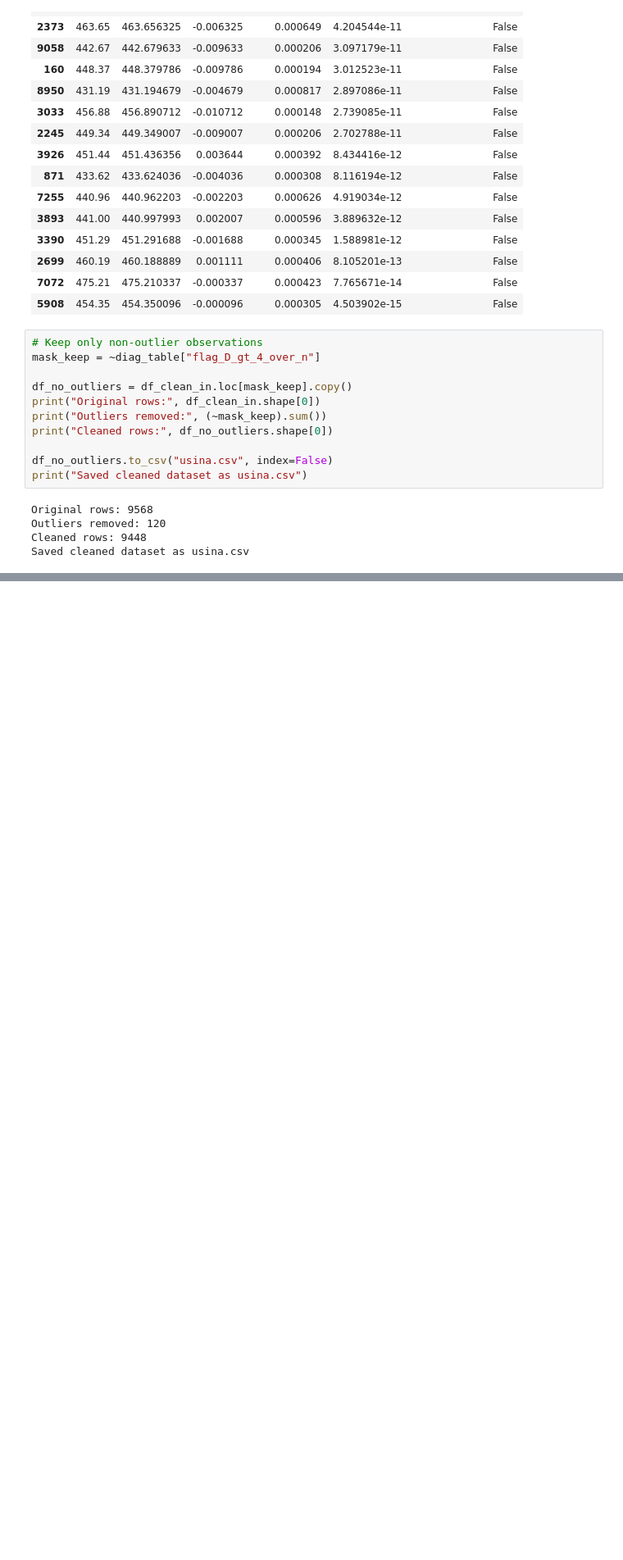
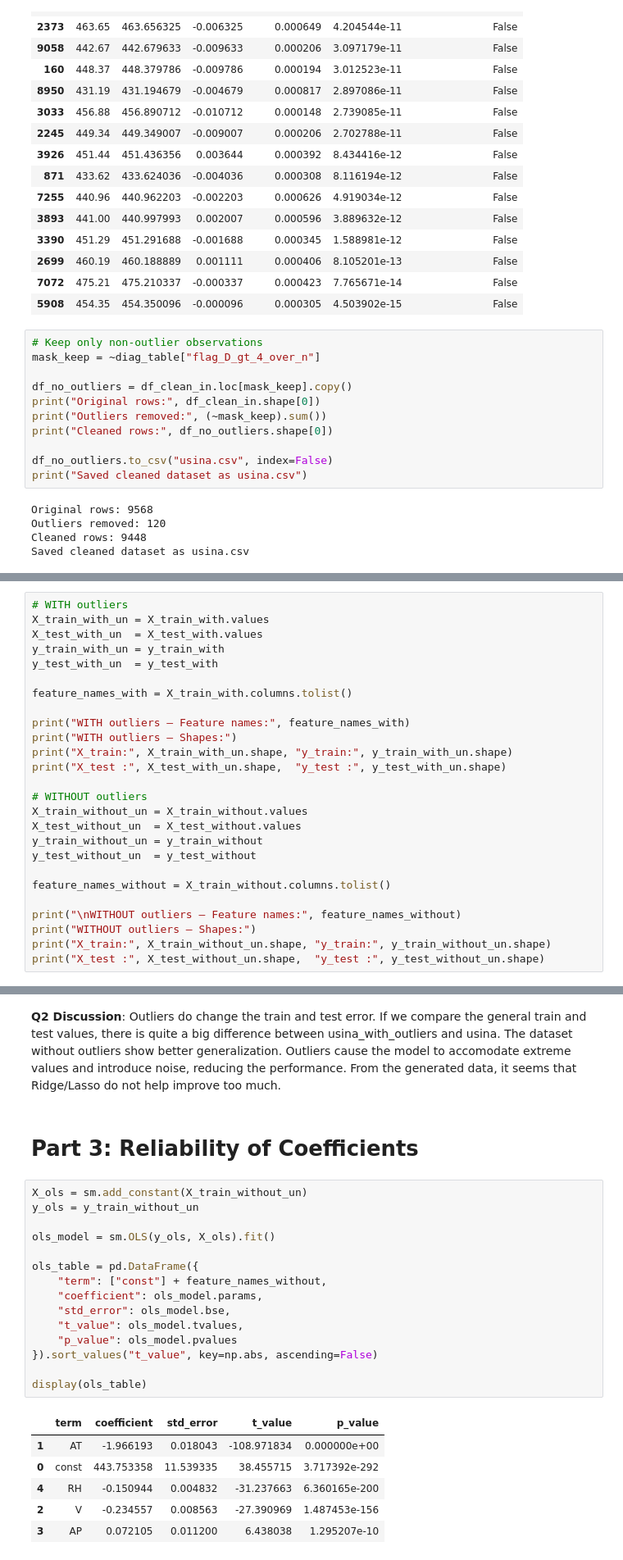
Before and after one commit to SZ330/EE344-Assignment-2, a Jupyter notebook: Assignment_2.ipynb, the cells around one changed output, grey strips where cells are left out. Shown at 82% size. Saved outputs shown, nothing was run; the diff lists cells and outputs as text; blank space fills up the shorter version.

```diff
--- a/Assignment_2.ipynb
+++ b/Assignment_2.ipynb
@@ -164,0 +234,26 @@ Saved cleaned dataset as usina.csv
+# %%
+# WITH outliers
+X_train_with_un = X_train_with.values
+X_test_with_un  = X_test_with.values
+y_train_with_un = y_train_with
+y_test_with_un  = y_test_with
+
+feature_names_with = X_train_with.columns.tolist()
+
+print("WITH outliers — Feature names:", feature_names_with)
+print("WITH outliers — Shapes:")
+print("X_train:", X_train_with_un.shape, "y_train:", y_train_with_un.shape)
+print("X_test :", X_test_with_un.shape,  "y_test :", y_test_with_un.shape)
+
+# WITHOUT outliers
+X_train_without_un = X_train_without.values
+X_test_without_un  = X_test_without.values
+y_train_without_un = y_train_without
+y_test_without_un  = y_test_without
+
+feature_names_without = X_train_without.columns.tolist()
+
+print("\nWITHOUT outliers — Feature names:", feature_names_without)
+print("WITHOUT outliers — Shapes:")
+print("X_train:", X_train_without_un.shape, "y_train:", y_train_without_un.shape)
+print("X_test :", X_test_without_un.shape,  "y_test :", y_test_without_un.shape)
@@ -164,0 +383,26 @@ Saved cleaned dataset as usina.csv
+# %% [markdown]
+**Q2 Discussion**: Outliers do change the train and test error. If we compare the general train and test values, there is quite a big difference between usina_with_outliers and usina. The dataset without outliers show better generalization. Outliers cause the model to accomodate extreme values and introduce noise, reducing the performance. From the generated data, it seems that Ridge/Lasso do not help improve too much.
+# %% [markdown]
+# **Part 3: Reliability of Coefficients**
+# %%
+X_ols = sm.add_constant(X_train_without_un)
+y_ols = y_train_without_un
+
+ols_model = sm.OLS(y_ols, X_ols).fit()
+
+ols_table = pd.DataFrame({
+    "term": ["const"] + feature_names_without,
+    "coefficient": ols_model.params,
+    "std_error": ols_model.bse,
+    "t_value": ols_model.tvalues,
+    "p_value": ols_model.pvalues
+}).sort_values("t_value", key=np.abs, ascending=False)
+
+display(ols_table)
+# %% [output]
+|  | term | coefficient | std_error | t_value | p_value |
+| 1 | AT | -1.966193 | 0.018043 | -108.971834 | 0.000000e+00 |
+| 0 | const | 443.753358 | 11.539335 | 38.455715 | 3.717392e-292 |
+| 4 | RH | -0.150944 | 0.004832 | -31.237663 | 6.360165e-200 |
+| 2 | V | -0.234557 | 0.008563 | -27.390969 | 1.487453e-156 |
+| 3 | AP | 0.072105 | 0.011200 | 6.438038 | 1.295207e-10 |
```
Also changed, not shown: parts of 9 cells of this notebook.
